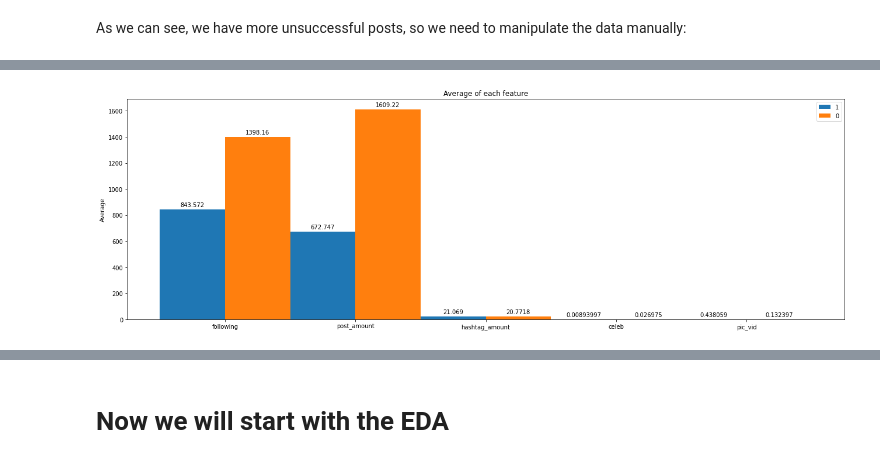
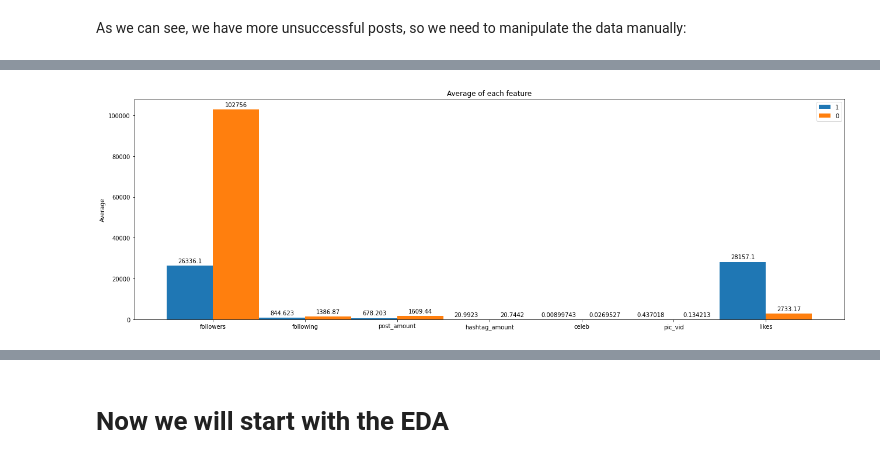
Before and after one commit to OrenPin/Instagram-Prediction---Data-Analysis, a Jupyter notebook: PostAnalysis.ipynb, the cells around one changed output, grey strips where cells are left out. Saved outputs shown, nothing was run; the diff lists cells and outputs as text; code cells hidden in the pictures.

Commit message:
Added some graphs

```diff
--- a/PostAnalysis.ipynb
+++ b/PostAnalysis.ipynb
@@ -306,32 +178,29 @@ print(df_post_unsccess['likes'].shape)
 # %%
-# labels = ['followers', 'following', 'post_amount', 'hashtag_amount', 'celeb', 'pic_vid', 'likes']
-#success_means = [df_post_success['followers'].mean(), df_post_success['following'].mean(), df_post_success['posts_amount'].mean(), df_post_success['hashtag_amount'].mean(), df_post_success['celeb'].mean(), df_post_success['pic_vid'].mean(), df_post_success['likes'].mean()]
-#unsuccess_means = [df_post_unsccess['followers'].mean(), df_post_unsccess['following'].mean(), df_post_unsccess['posts_amount'].mean(), df_post_unsccess['hashtag_amount'].mean(), df_post_unsccess['celeb'].mean(), df_post_unsccess['pic_vid'].mean(), df_post_unsccess['likes'].mean()]
-labels = ['following', 'post_amount', 'hashtag_amount', 'celeb', 'pic_vid']
-success_means = [df_post_success['following'].mean(), df_post_success['posts_amount'].mean(), df_post_success['hashtag_amount'].mean(), df_post_success['celeb'].mean(), df_post_success['pic_vid'].mean()]
-unsuccess_means = [ df_post_unsccess['following'].mean(), df_post_unsccess['posts_amount'].mean(), df_post_unsccess['hashtag_amount'].mean(), df_post_unsccess['celeb'].mean(), df_post_unsccess['pic_vid'].mean()]
+labels = ['followers', 'following', 'post_amount', 'hashtag_amount', 'celeb', 'pic_vid', 'likes']
+success_means = [df_post_success['followers'].mean(), df_post_success['following'].mean(), df_post_success['posts_amount'].mean(), df_post_success['hashtag_amount'].mean(), df_post_success['celeb'].mean(), df_post_success['pic_vid'].mean(), df_post_success['likes'].mean()]
+unsuccess_means = [df_post_unsccess['followers'].mean(), df_post_unsccess['following'].mean(), df_post_unsccess['posts_amount'].mean(), df_post_unsccess['hashtag_amount'].mean(), df_post_unsccess['celeb'].mean(), df_post_unsccess['pic_vid'].mean(), df_post_unsccess['likes'].mean()]
 
 x = np.arange(len(labels))  # the label locations
 width = 0.50  # the width of the bars
 
 fig, ax = plt.subplots(figsize=(18,6))
 rects1 = ax.bar(x - width/2, success_means, width, label='1')
 rects2 = ax.bar(x + width/2, unsuccess_means, width, label='0')
 
 # Add some text for labels, title and custom x-axis tick labels, etc.
 ax.set_ylabel('Average')
 ax.set_title('Average of each feature')
 ax.set_xticks(x, labels)
 ax.legend()
 
 ax.bar_label(rects1, padding=3)
 ax.bar_label(rects2, padding=3)
 
 fig.tight_layout()
 
 plt.show()
 # %% [output]
-[figure, old version]
+[figure, new version]
 # %%
 # we will calculate the avarage of hashtag_amount between df_post_success and df_post_unsccess
 success_pic = df_post_success[df_post_success['pic_vid'] == 0].count()
```
Also changed, not shown: parts of 40 cells of this notebook, 1 other file.
